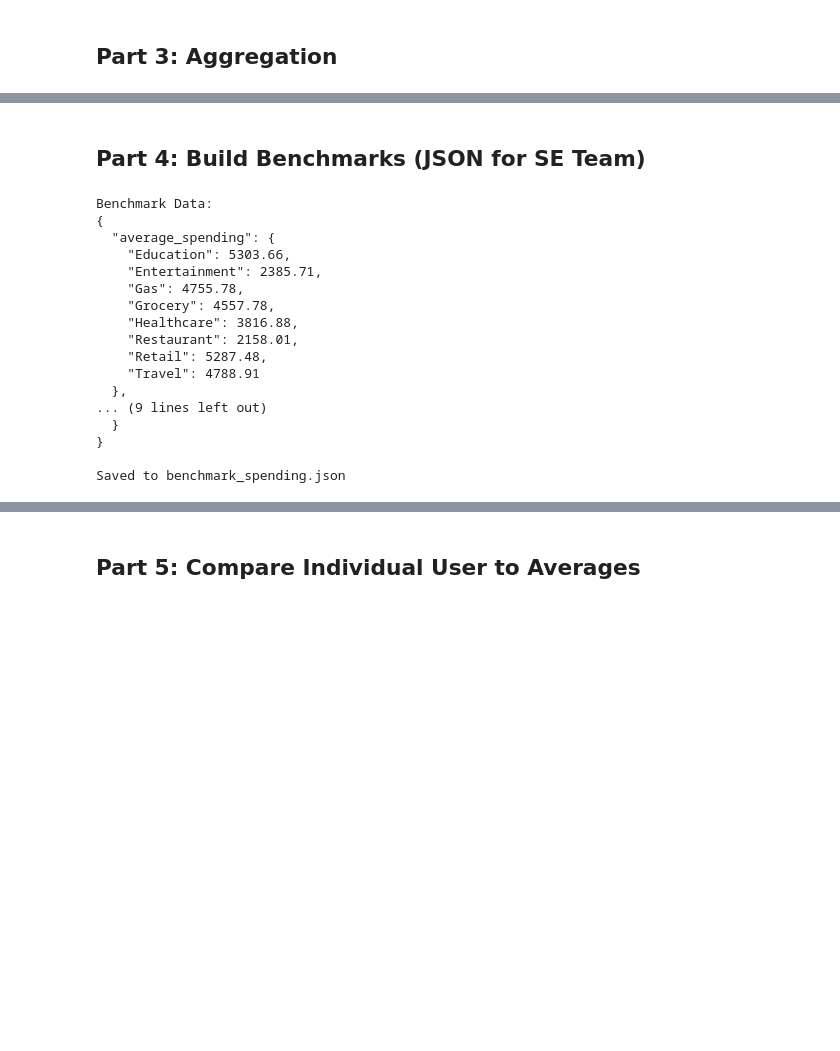
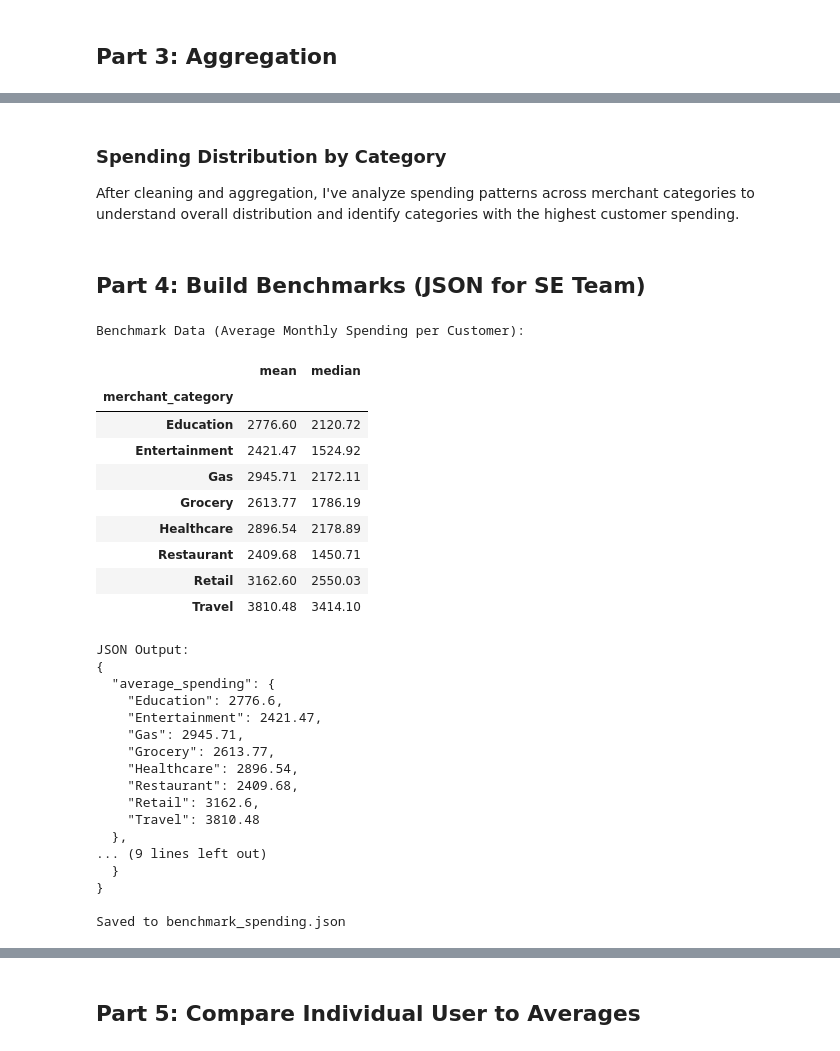
Before and after one commit to cpeterson27/budgetblox, a Jupyter notebook: notebooks/data_analysis_viktor.ipynb, the cells around one changed output, grey strips where cells are left out. Drawn from its saved outputs; the diff is of its cells as text; code cells hidden in the pictures; blank space fills up the shorter version.

```diff
--- a/notebooks/data_analysis_viktor.ipynb
+++ b/notebooks/data_analysis_viktor.ipynb
@@ -323,35 +291,57 @@ Monthly spending by category:
+# %% [markdown]
+### Spending Distribution by Category
+After cleaning and aggregation, I've analyze spending patterns across merchant categories to understand overall distribution and identify categories with the highest customer spending.
 # %% [markdown]
 ## Part 4: Build Benchmarks (JSON for SE Team)
 # %%
-# Calculate benchmarks (mean and median per category)
-benchmarks = df_clean.groupby('merchant_category')['amount'].agg([('mean', 'mean'), ('median', 'median')]).round(2)
+# Calculate benchmarks from customer-aggregated monthly spending
+benchmarks = df_clean.groupby('merchant_category')['amount'].agg([
+    ('mean', 'mean'),
+    ('median', 'median')
+]).round(2)
+
+print("Benchmark Data (Average Monthly Spending per Customer):")
+display(benchmarks)
 
 # Convert to dictionary for JSON
-benchmark_dict = {'average_spending': benchmarks['mean'].to_dict(), 'median_spending': benchmarks['median'].to_dict()}
+benchmark_dict = {
+    'average_spending': benchmarks['mean'].to_dict(),
+    'median_spending': benchmarks['median'].to_dict()}
 
-print("Benchmark Data:")
+print("\nJSON Output:")
 print(json.dumps(benchmark_dict, indent=2))
 
 # Save to JSON file
 with open('../benchmark_spending.json', 'w') as f:
     json.dump(benchmark_dict, f, indent=2)
 
 print("\nSaved to benchmark_spending.json")
 # %% [output]
-Benchmark Data:
-{
-  "average_spending": {
-    "Education": 5303.66,
-    "Entertainment": 2385.71,
-    "Gas": 4755.78,
-    "Grocery": 4557.78,
-    "Healthcare": 3816.88,
-    "Restaurant": 2158.01,
-    "Retail": 5287.48,
-    "Travel": 4788.91
-  },
-... (9 lines left out)
-  }
-}
-
-Saved to benchmark_spending.json
+Benchmark Data (Average Monthly Spending per Customer):
+|  | mean | median |
+| merchant_category |  |  |
+| Education | 2776.60 | 2120.72 |
+| Entertainment | 2421.47 | 1524.92 |
+| Gas | 2945.71 | 2172.11 |
+| Grocery | 2613.77 | 1786.19 |
+| Healthcare | 2896.54 | 2178.89 |
+| Restaurant | 2409.68 | 1450.71 |
+| Retail | 3162.60 | 2550.03 |
+| Travel | 3810.48 | 3414.10 |
+JSON Output:
+{
+  "average_spending": {
+    "Education": 2776.6,
+    "Entertainment": 2421.47,
+    "Gas": 2945.71,
+    "Grocery": 2613.77,
+    "Healthcare": 2896.54,
+    "Restaurant": 2409.68,
+    "Retail": 3162.6,
+    "Travel": 3810.48
+  },
+... (9 lines left out)
+  }
+}
+
+Saved to benchmark_spending.json
```
Also changed, not shown: parts of 25 cells of this notebook, 1 other file.
